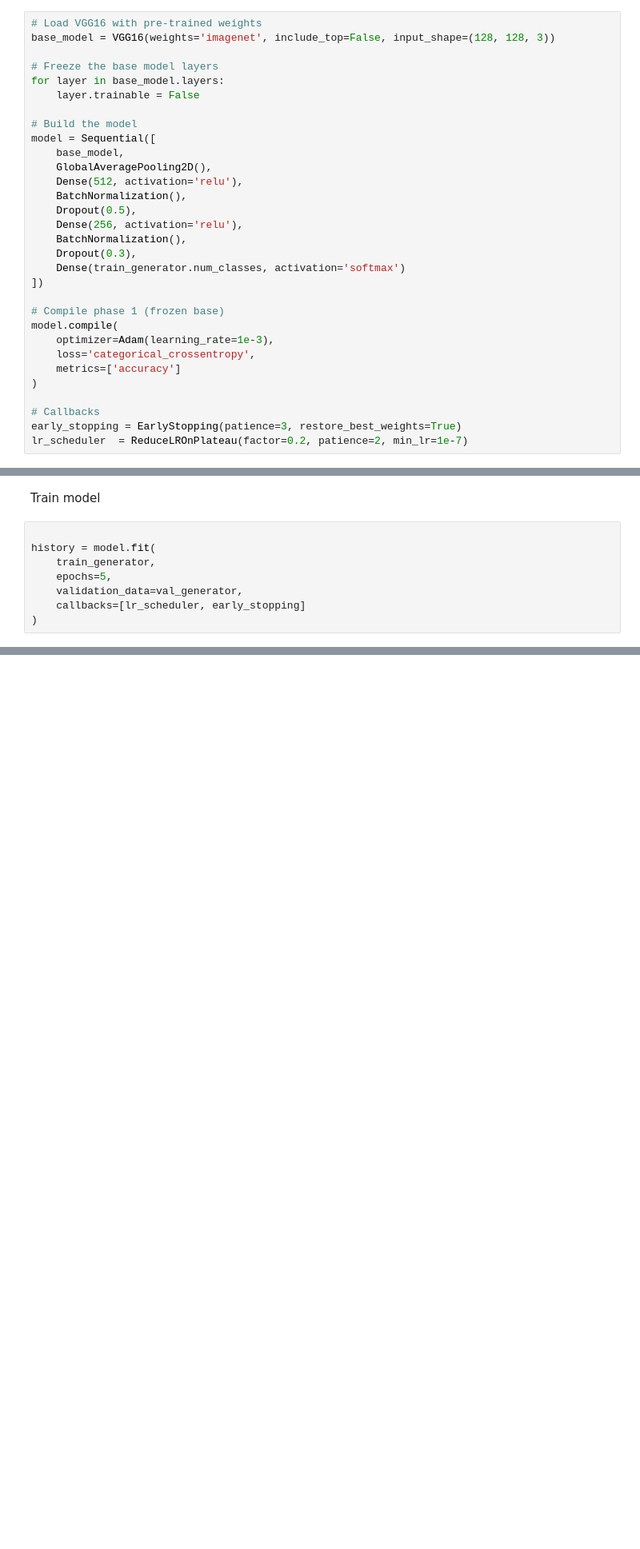
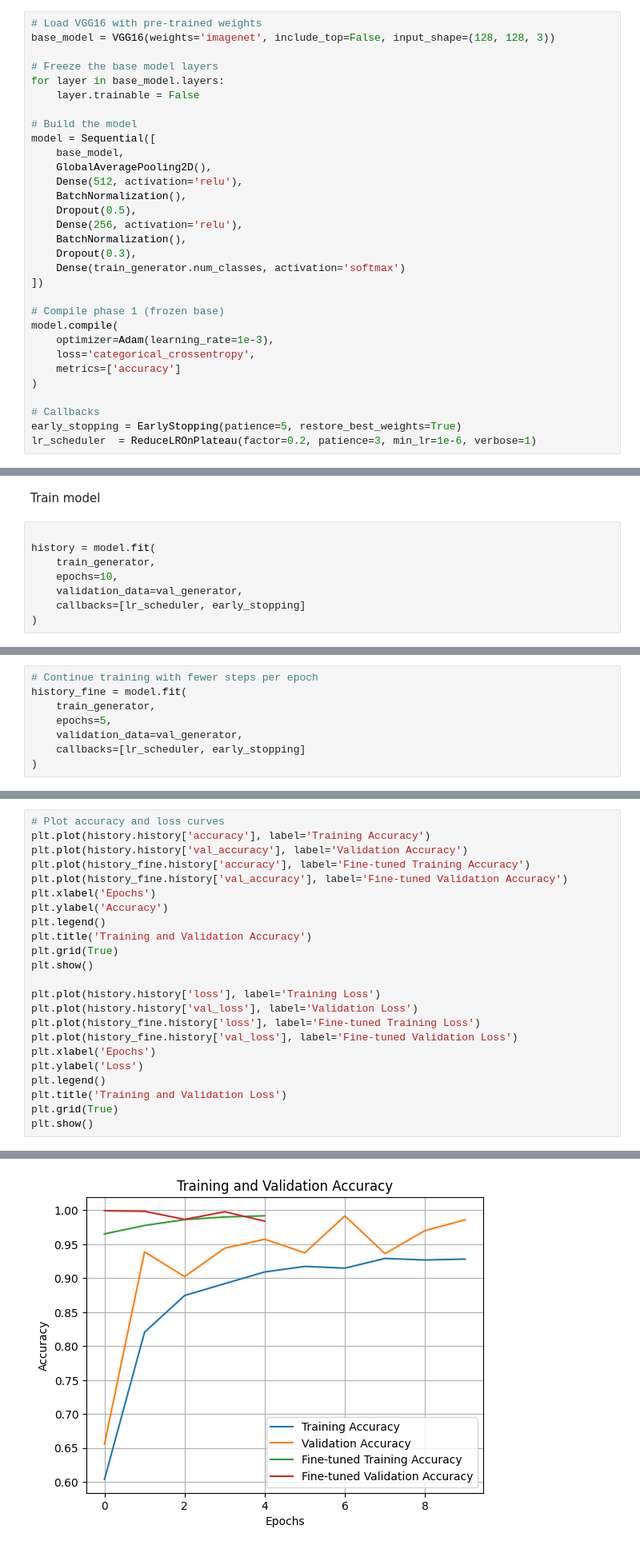
Before and after one commit to dawmro/fruit_classification, a Jupyter notebook: fruit_classification.ipynb, the cells around one changed output, grey strips where cells are left out. Shown at 80% size. Cells and saved outputs as stored; diff of their text form; blank space fills up the shorter version.

Commit message:
[ADD] Fine-tune model

```diff
--- a/fruit_classification.ipynb
+++ b/fruit_classification.ipynb
@@ -447,5 +438,5 @@ model.compile(
 )
 
 # Callbacks
-early_stopping = EarlyStopping(patience=3, restore_best_weights=True)
-lr_scheduler  = ReduceLROnPlateau(factor=0.2, patience=2, min_lr=1e-7)
+early_stopping = EarlyStopping(patience=5, restore_best_weights=True)
+lr_scheduler  = ReduceLROnPlateau(factor=0.2, patience=3, min_lr=1e-6, verbose=1)
@@ -455,7 +470,7 @@ Train model
 
 history = model.fit(
     train_generator,
-    epochs=5,
+    epochs=10,
     validation_data=val_generator,
     callbacks=[lr_scheduler, early_stopping]
 )
@@ -470,0 +562,8 @@ Epoch 4/5
+# %%
+# Continue training with fewer steps per epoch
+history_fine = model.fit(
+    train_generator,
+    epochs=5,
+    validation_data=val_generator,
+    callbacks=[lr_scheduler, early_stopping]
+)
@@ -470,0 +594,24 @@ Epoch 4/5
+# %%
+# Plot accuracy and loss curves
+plt.plot(history.history['accuracy'], label='Training Accuracy')
+plt.plot(history.history['val_accuracy'], label='Validation Accuracy')
+plt.plot(history_fine.history['accuracy'], label='Fine-tuned Training Accuracy')
+plt.plot(history_fine.history['val_accuracy'], label='Fine-tuned Validation Accuracy')
+plt.xlabel('Epochs')
+plt.ylabel('Accuracy')
+plt.legend()
+plt.title('Training and Validation Accuracy')
+plt.grid(True)
+plt.show()
+
+plt.plot(history.history['loss'], label='Training Loss')
+plt.plot(history.history['val_loss'], label='Validation Loss')
+plt.plot(history_fine.history['loss'], label='Fine-tuned Training Loss')
+plt.plot(history_fine.history['val_loss'], label='Fine-tuned Validation Loss')
+plt.xlabel('Epochs')
+plt.ylabel('Loss')
+plt.legend()
+plt.title('Training and Validation Loss')
+plt.grid(True)
+plt.show()
+# %% [output]
@@ -470,0 +635 @@ Epoch 4/5
+[figure, added]
```
Also changed, not shown: parts of 12 cells of this notebook, 1 other file.
